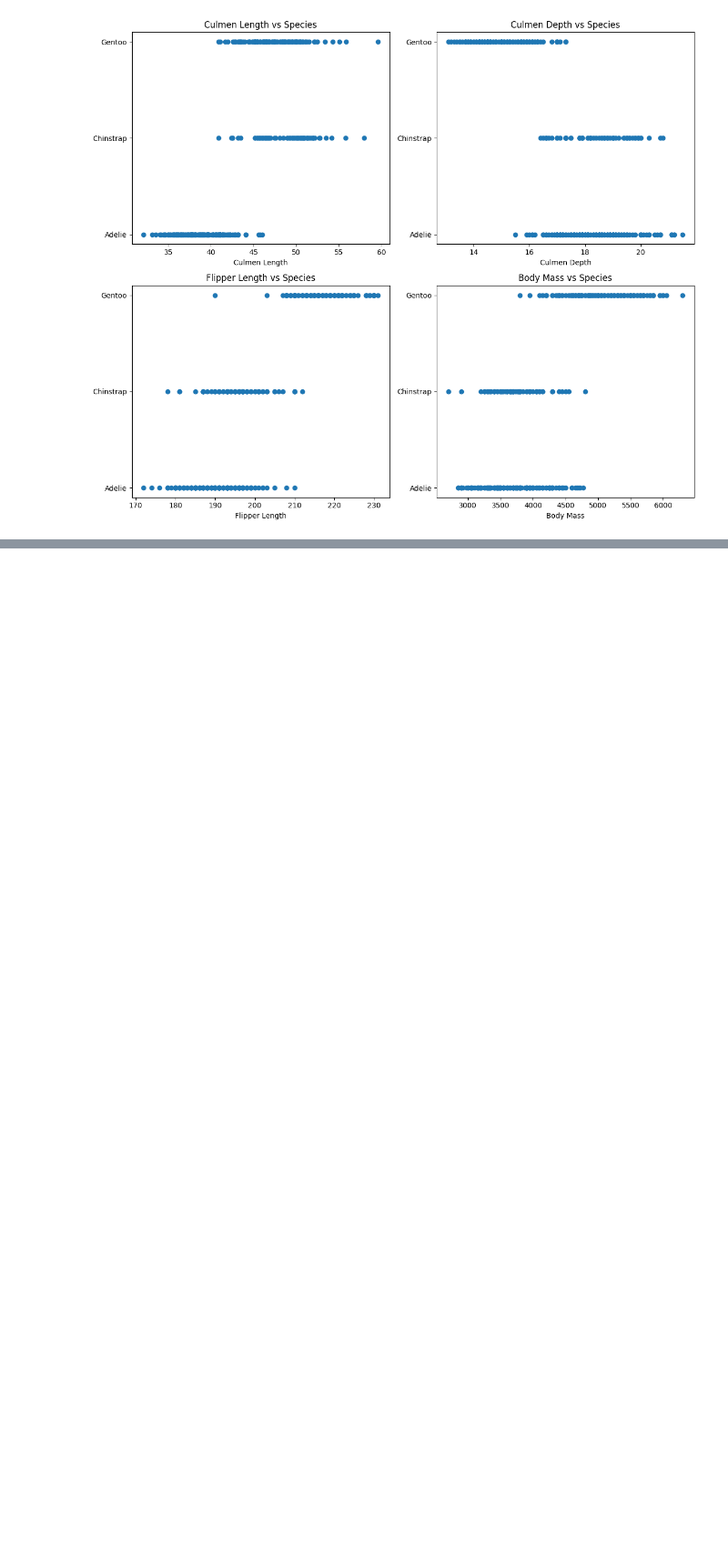
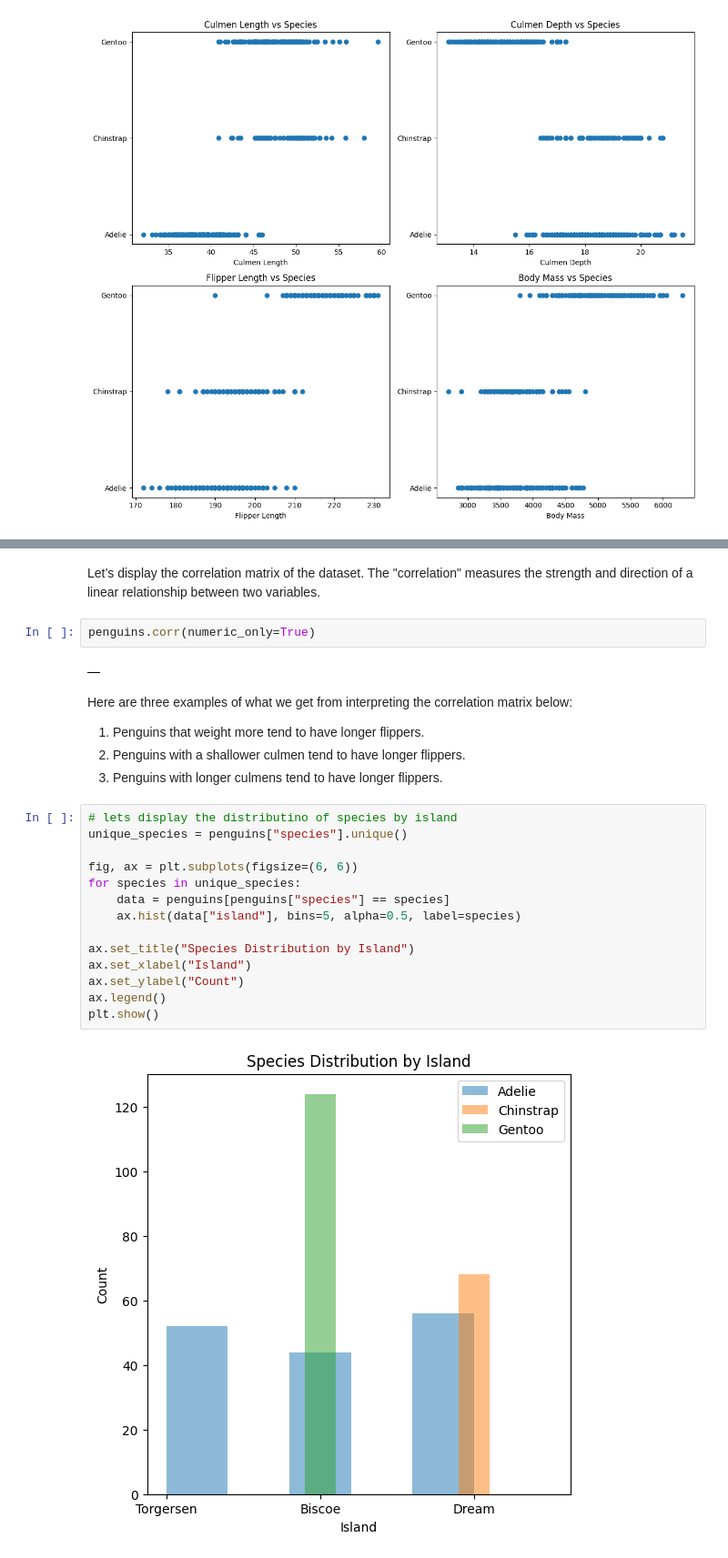
Before and after one commit to agpt8/ml.school, a Jupyter notebook: program/cohort_azure.ipynb, the cells around one changed output, grey strips where cells are left out. Shown at 91% size. Saved outputs shown, nothing was run; the diff lists cells and outputs as text; blank space fills up the shorter version.

Commit message:
add covriance, correlation and distribution of species by island and sex

```diff
--- a/program/cohort_azure.ipynb
+++ b/program/cohort_azure.ipynb
@@ -310,0 +325,28 @@ plt.show()
+# %% [markdown]
+Let’s display the correlation matrix of the dataset. The "correlation" measures the strength and direction of a linear relationship between two variables.
+# %%
+penguins.corr(numeric_only=True)
+# %% [output]
+|  |
+# %% [markdown]
+Here are three examples of what we get from interpreting the correlation matrix below:
+
+1. Penguins that weight more tend to have longer flippers.
+2. Penguins with a shallower culmen tend to have longer flippers.
+3. Penguins with longer culmens tend to have longer flippers.
+# %%
+# lets display the distributino of species by island
+unique_species = penguins["species"].unique()
+
+fig, ax = plt.subplots(figsize=(6, 6))
+for species in unique_species:
+    data = penguins[penguins["species"] == species]
+    ax.hist(data["island"], bins=5, alpha=0.5, label=species)
+
+ax.set_title("Species Distribution by Island")
+ax.set_xlabel("Island")
+ax.set_ylabel("Count")
+ax.legend()
+plt.show()
+# %% [output]
+[figure, added]
```
Also changed, not shown: parts of 4 cells of this notebook.
